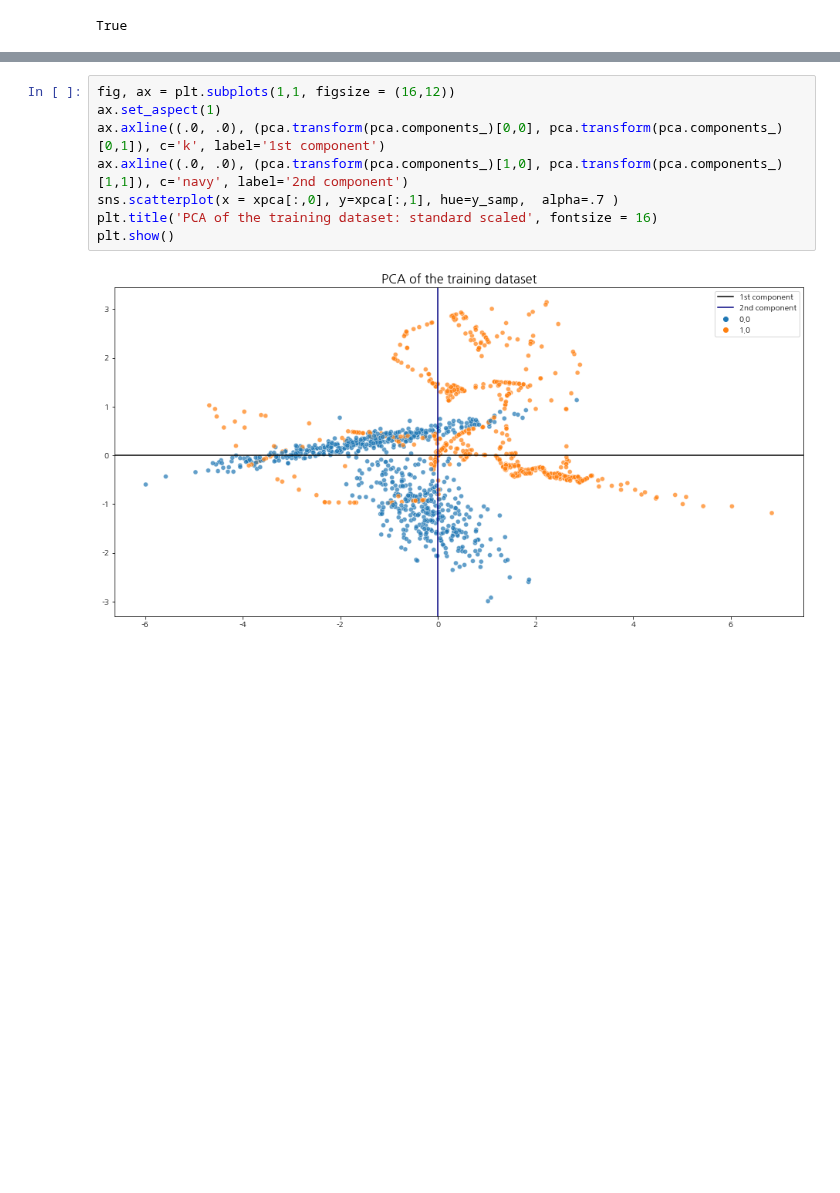
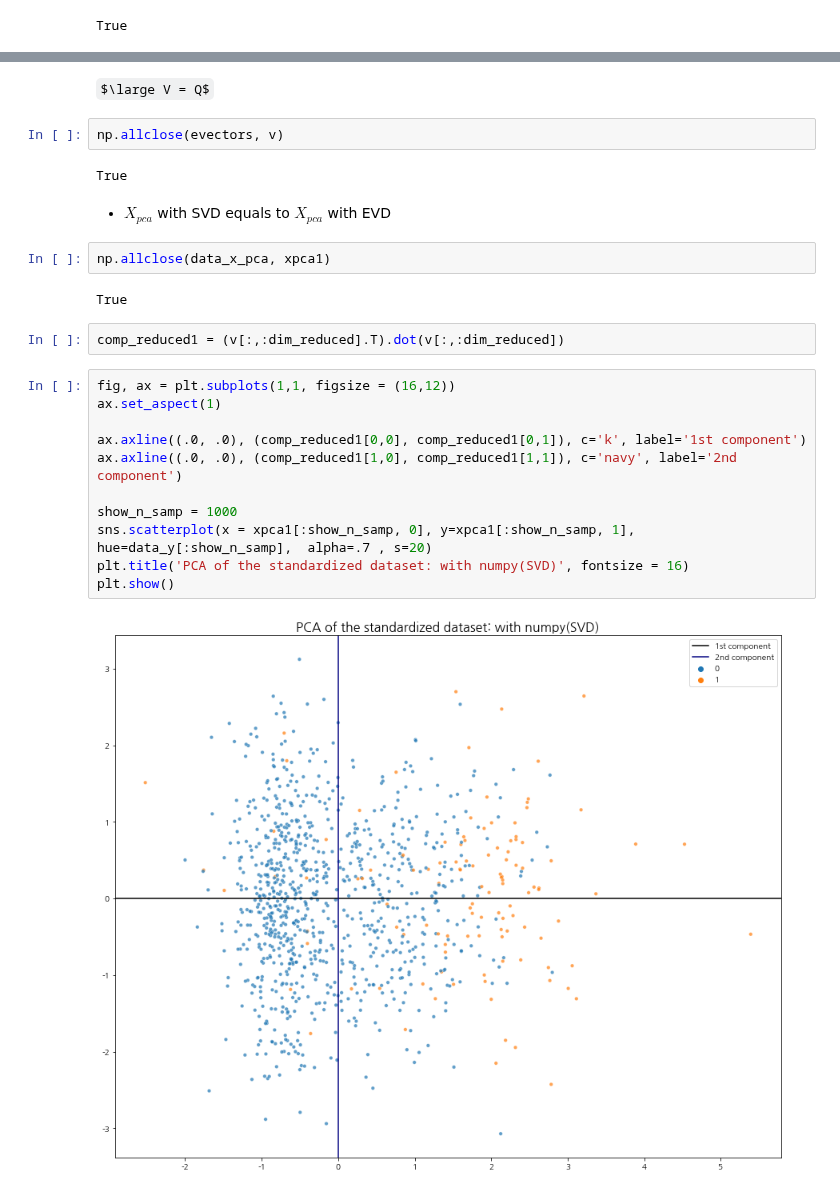
Before and after one commit to ywkim92/Paper-implementation, a Jupyter notebook: Paper implementation_PCA.ipynb, the cells around one changed output, grey strips where cells are left out. Cells and saved outputs as stored; diff of their text form; some formulas as TeX source; blank space fills up the shorter version.

```diff
--- a/Paper implementation_PCA.ipynb
+++ b/Paper implementation_PCA.ipynb
@@ -317,10 +303,27 @@ array([[-5.64145582e-01,  3.64190600e-01],
+# %% [markdown]
+$\large V = Q$
+# %%
+np.allclose(evectors, v)
+# %% [output]
+True
+# %% [markdown]
+* $X_{pca}$ with SVD equals to $X_{pca}$ with EVD
+# %%
+np.allclose(data_x_pca, xpca1)
+# %% [output]
+True
+# %%
+comp_reduced1 = (v[:,:dim_reduced].T).dot(v[:,:dim_reduced])
 # %%
 fig, ax = plt.subplots(1,1, figsize = (16,12))
 ax.set_aspect(1)
-ax.axline((.0, .0), (pca.transform(pca.components_)[0,0], pca.transform(pca.components_)[0,1]), c='k', label='1st component')
-ax.axline((.0, .0), (pca.transform(pca.components_)[1,0], pca.transform(pca.components_)[1,1]), c='navy', label='2nd component')
-sns.scatterplot(x = xpca[:,0], y=xpca[:,1], hue=y_samp,  alpha=.7 )
-plt.title('PCA of the training dataset: standard scaled', fontsize = 16)
+
+ax.axline((.0, .0), (comp_reduced1[0,0], comp_reduced1[0,1]), c='k', label='1st component')
+ax.axline((.0, .0), (comp_reduced1[1,0], comp_reduced1[1,1]), c='navy', label='2nd component')
+
+show_n_samp = 1000
+sns.scatterplot(x = xpca1[:show_n_samp, 0], y=xpca1[:show_n_samp, 1], hue=data_y[:show_n_samp],  alpha=.7 , s=20)
+plt.title('PCA of the standardized dataset: with numpy(SVD)', fontsize = 16)
 plt.show()
 # %% [output]
-[figure, old version]
+[figure, new version]
```
Also changed, not shown: parts of 26 cells of this notebook.
